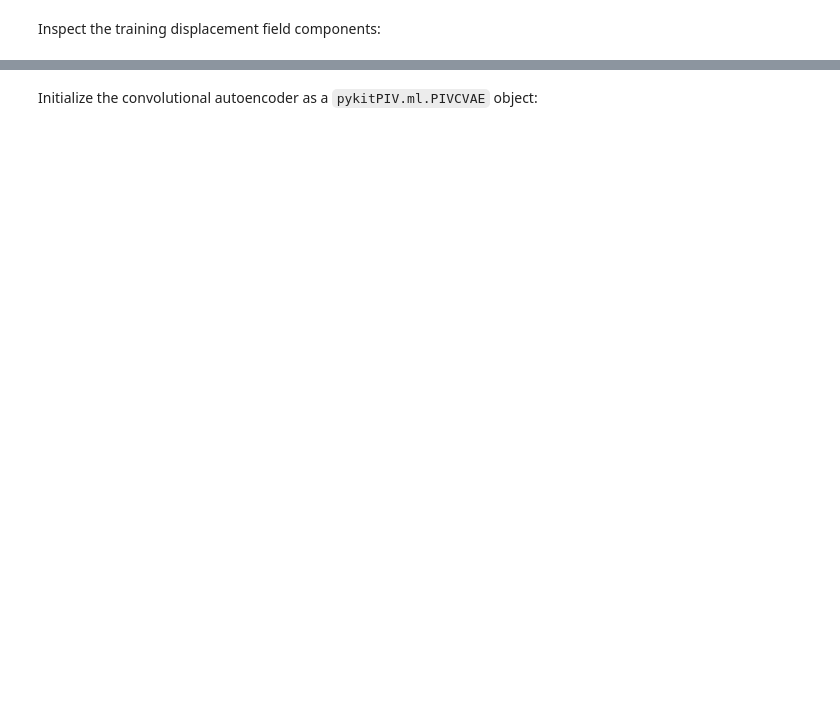
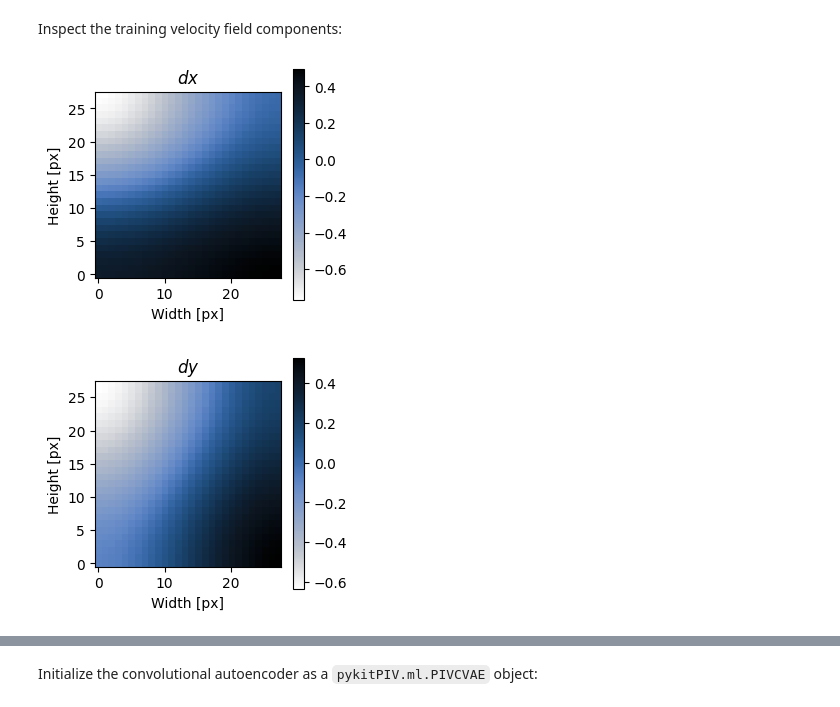
Before and after one commit to kamilazdybal/pykitPIV, a Jupyter notebook: jupyter-notebooks/demo-pykitPIV-21-convolutional-variational-autoencoder.ipynb, the cells around one changed output, grey strips where cells are left out. Drawn from its saved outputs; the diff is of its cells as text; code cells hidden in the pictures; blank space fills up the shorter version.

```diff
--- a/jupyter-notebooks/demo-pykitPIV-21-convolutional-variational-autoencoder.ipynb
+++ b/jupyter-notebooks/demo-pykitPIV-21-convolutional-variational-autoencoder.ipynb
@@ -72,21 +89,24 @@ print(f'Total time: {(toc - tic)/60:0.1f} minutes.')
 # %% [markdown]
-Inspect the training displacement field components:
+Inspect the training velocity field components:
 # %%
 image = Image()
 # %%
 image.add_flowfield(flowfield)
 # %%
-image.plot_field(4,
+image.plot_field(0,
                  field='velocity',
                  with_buffer=True,
                  xlabel='Width [px]',
                  ylabel='Height [px]',
                  title=('$dx$', '$dy$'),
                  cmap=cmc.oslo_r,
                  cbar=True,
                  origin='lower',
                  figsize=(3,3),
                  filename=None);
+# %% [output]
+[figure, added]
+[figure, added]
 # %%
 image.plot_field_magnitude(7,
                  field='velocity',
```
Also changed, not shown: parts of 36 cells of this notebook, 2 other files.
